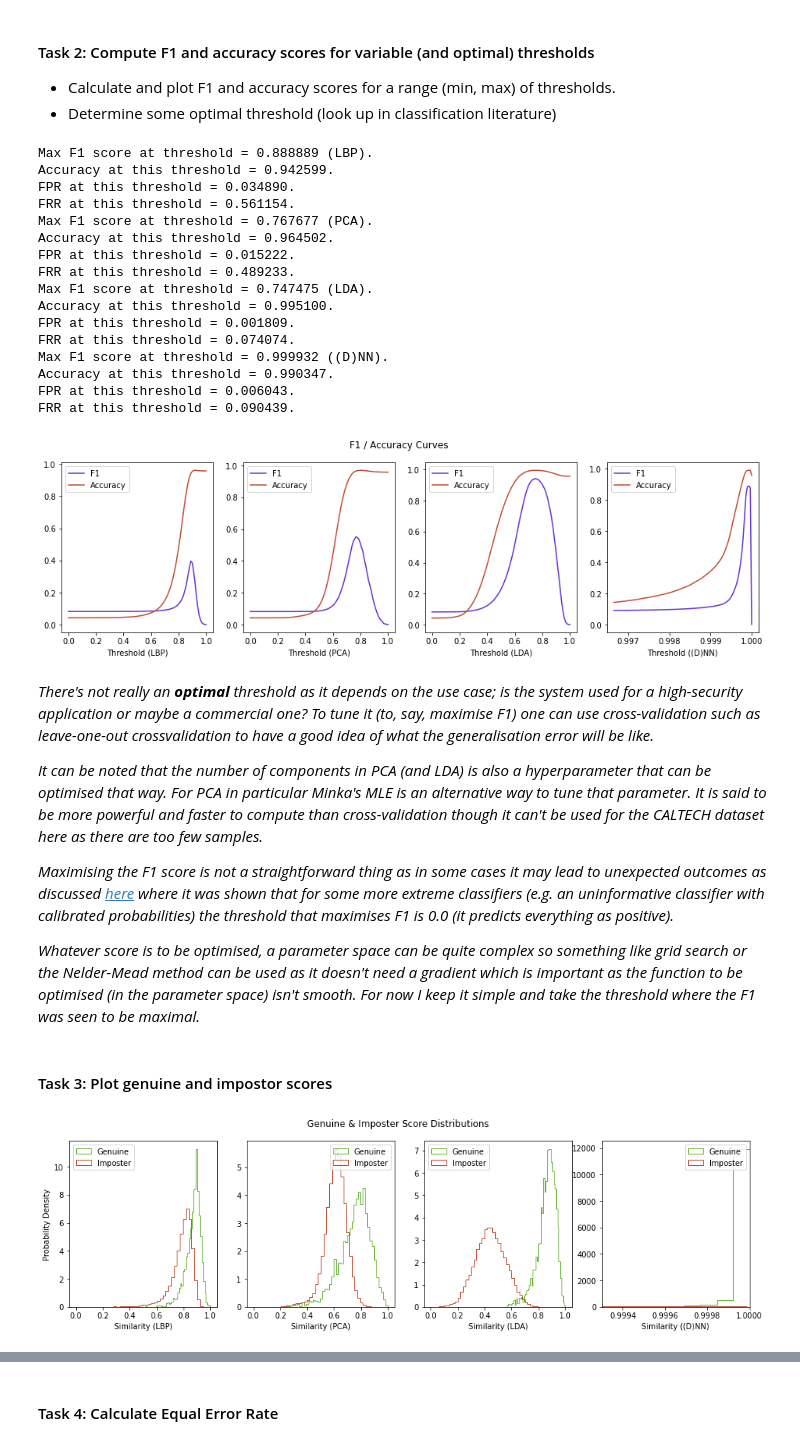
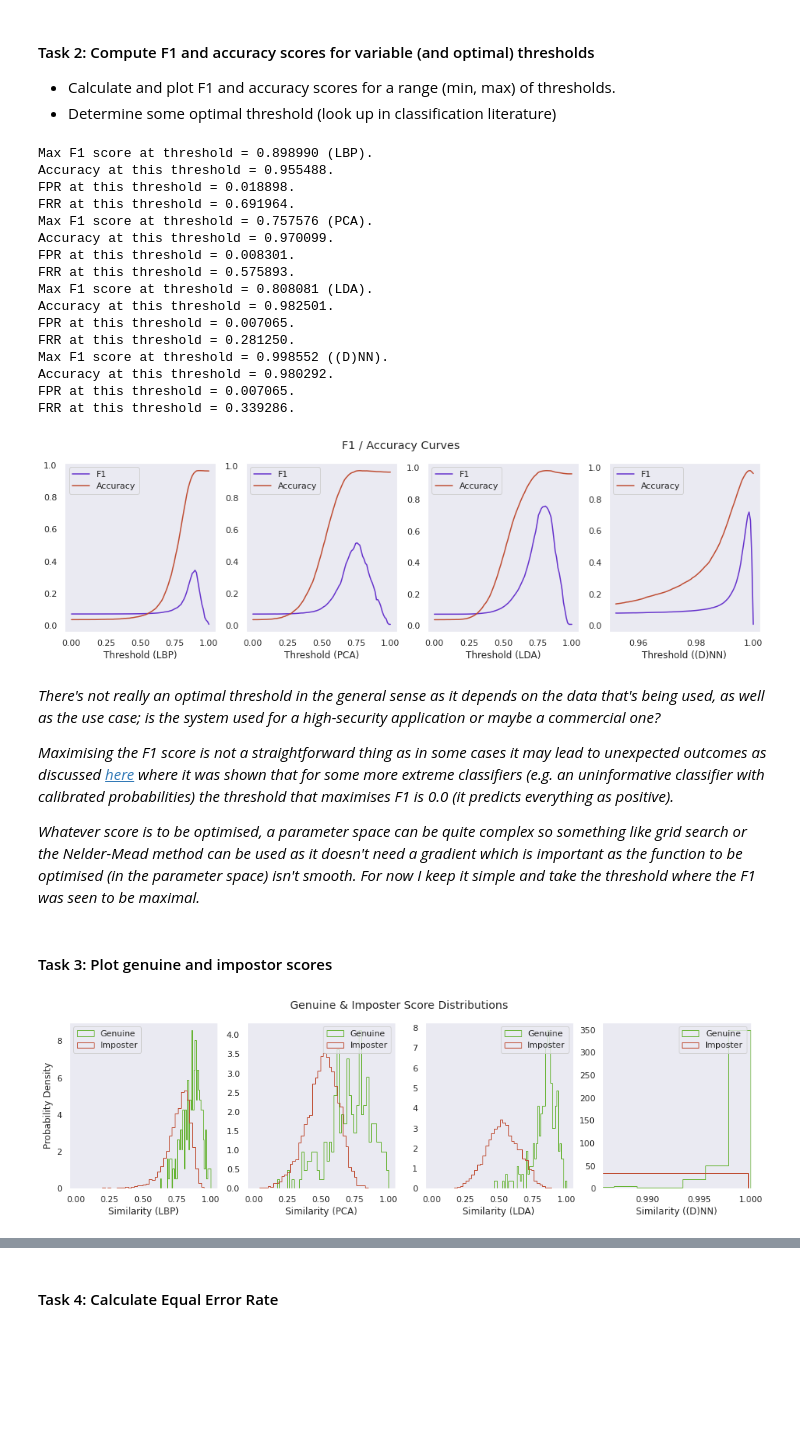
Before and after one commit to BrunoVandekerkhove/biometric-systems, a Jupyter notebook: face_recognition/facial_recognition.ipynb, the cells around one changed output, grey strips where cells are left out. Drawn from its saved outputs; the diff is of its cells as text; code cells hidden in the pictures; blank space fills up the shorter version.

Commit message:
Fixed validation
Added train/validation/test split and cleaned cross-validation.

```diff
--- a/face_recognition/facial_recognition.ipynb
+++ b/face_recognition/facial_recognition.ipynb
@@ -366,7 +369,7 @@ class SiameseNetworkStrategy(FaceRecognitionStrategy):
     super().__init__(data, "(D)NN")
     _, data_h, data_w, data_channels = data.images.shape
     self.encoder, self.model = siamese.create_siamese_model((data_h, data_w, data_channels))
-  def fit(self, rms=Adam(), epochs=10):
+  def fit(self, rms=Adam(), epochs=1):
     x_train_pairs, y_train_pairs = siamese.get_siamese_paired_data(self.x_train, self.y_train)
     self.model.compile(
         loss=siamese.contrastive_loss,
@@ -432,7 +423,7 @@ train and the test set then stores them on disk.
   The training set result is used for validation.
   The test set scores are used for evaluation.
 """
-recompute = True # set to true if starting from scratch
+recompute = False # set to true if starting from scratch
 scores_dict = {} # holds the distances & similarity matrices for training set
 scores_test_dict = {} # holds the distances & similarities for the test set for the evaluation at the end
 for strategy in strategies:
@@ -443,7 +434,7 @@ for strategy in strategies:
   if recompute or not(has_scores) or not(has_test_scores): # check if the scores have to be recomputed
     strategy.fit() # if yes the model has to be fitted first
   if recompute or not(has_scores): # recompute training set scores
-    (genuine_id, distances, normalised, matrix) = strategy.get_scores()
+    (genuine_id, distances, normalised, matrix) = strategy.get_scores_val()
     pickle_file = open(scores_file, "wb")
     pickle.dump((genuine_id, distances, normalised, matrix), pickle_file)
   else: # load training set scores from disk
@@ -515,6 +502,7 @@ SVM accuracy = 0.963302752293578
 # %%
 from sklearn.metrics import f1_score, accuracy_score
 
+center_plots()
 figure, axes = plt.subplots(ncols=len(strategies), figsize=(16,4))
 figure.suptitle('F1 / Accuracy Curves')
 
@@ -549,27 +537,25 @@ for strategy in strategies:
 
 plt.show()
 # %% [output]
-Max F1 score at threshold = 0.888889 (LBP).
-Accuracy at this threshold = 0.942599.
-FPR at this threshold = 0.034890.
-FRR at this threshold = 0.561154.
-Max F1 score at threshold = 0.767677 (PCA).
-Accuracy at this threshold = 0.964502.
-FPR at this threshold = 0.015222.
-FRR at this threshold = 0.489233.
-Max F1 score at threshold = 0.747475 (LDA).
-Accuracy at this threshold = 0.995100.
-FPR at this threshold = 0.001809.
-FRR at this threshold = 0.074074.
-Max F1 score at threshold = 0.999932 ((D)NN).
-Accuracy at this threshold = 0.990347.
-FPR at this threshold = 0.006043.
-FRR at this threshold = 0.090439.
+Max F1 score at threshold = 0.898990 (LBP).
+Accuracy at this threshold = 0.955488.
+FPR at this threshold = 0.018898.
+FRR at this threshold = 0.691964.
+Max F1 score at threshold = 0.757576 (PCA).
+Accuracy at this threshold = 0.970099.
+FPR at this threshold = 0.008301.
+FRR at this threshold = 0.575893.
+Max F1 score at threshold = 0.808081 (LDA).
+Accuracy at this threshold = 0.982501.
+FPR at this threshold = 0.007065.
+FRR at this threshold = 0.281250.
+Max F1 score at threshold = 0.998552 ((D)NN).
+Accuracy at this threshold = 0.980292.
+FPR at this threshold = 0.007065.
+FRR at this threshold = 0.339286.
-[figure, old version]
+[figure, new version]
 # %% [markdown]
-*There's not really an **optimal** threshold as it depends on the use case; is the system used for a high-security application or maybe a commercial one? To tune it (to, say, maximise F1) one can use cross-validation such as leave-one-out crossvalidation to have a good idea of what the generalisation error will be like.*
-
-*It can be noted that the number of components in PCA (and LDA) is also a hyperparameter that can be optimised that way. For PCA in particular Minka's MLE is an alternative way to tune that parameter. It is said to be more powerful and faster to compute than cross-validation though it can't be used for the CALTECH dataset here as there are too few samples.*
+*There's not really an optimal threshold in the general sense as it depends on the data that's being used, as well as the use case; is the system used for a high-security application or maybe a commercial one?*
 
 *Maximising the F1 score is not a straightforward thing as in some cases it may lead to unexpected outcomes as discussed [here](https://www.ncbi.nlm.nih.gov/pmc/articles/PMC4442797/) where it was shown that for some more extreme classifiers (e.g. an uninformative classifier with calibrated probabilities) the threshold that maximises F1 is 0.0 (it predicts everything as positive).*
 
@@ -577,27 +563,28 @@ FRR at this threshold = 0.090439.
 # %% [markdown]
 #### Task 3: Plot genuine and impostor scores
 # %%
+center_plots()
 kwargs = dict(histtype='step', density=True, bins=45) # bins=45
 figure, axes = plt.subplots(ncols=len(strategies), figsize=(16,4))
 figure.suptitle('Genuine & Imposter Score Distributions')
 
 i = 0
 for strategy in strategies:
   (genuine_id, _, normalised, _) = scores_dict[strategy.name]
   scores = 1 - normalised
   axes[i].hist(scores[genuine_id > 0], color=(0.4,0.7,0.2), label='Genuine', **kwargs)
   axes[i].hist(scores[genuine_id < 1], color=(0.75,0.3,0.2), label='Imposter', **kwargs)
   if i == 0:
     axes[i].set(ylabel='Probability Density')
   axes[i].set(xlabel='Similarity (' + strategy.name + ')')
   if strategy.name == "(D)NN": # outliers ...
     axes[i].set(xlim=[sorted(scores)[len(scores)-len(scores)//10*6], 1.0])
   axes[i].legend()
   i = i + 1
 
 plt.show()
 # %% [output]
-[figure, old version]
+[figure, new version]
 # %% [markdown]
 *Two things to note :*
 
```
Also changed, not shown: parts of 13 cells of this notebook.
